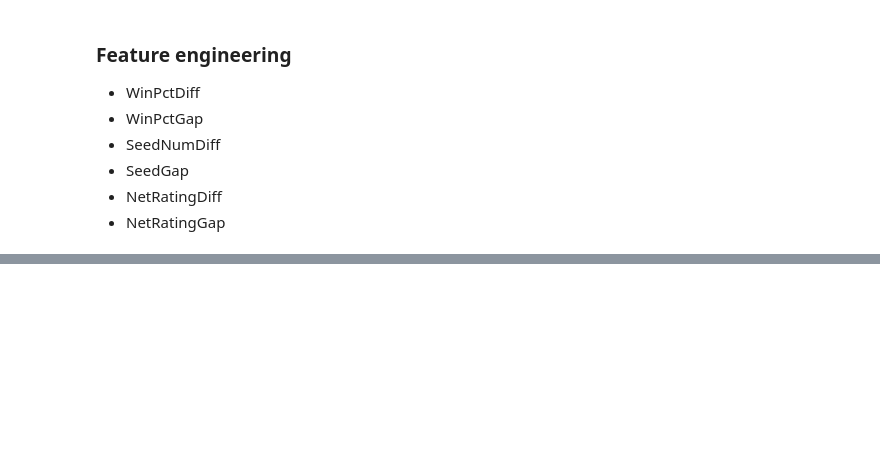
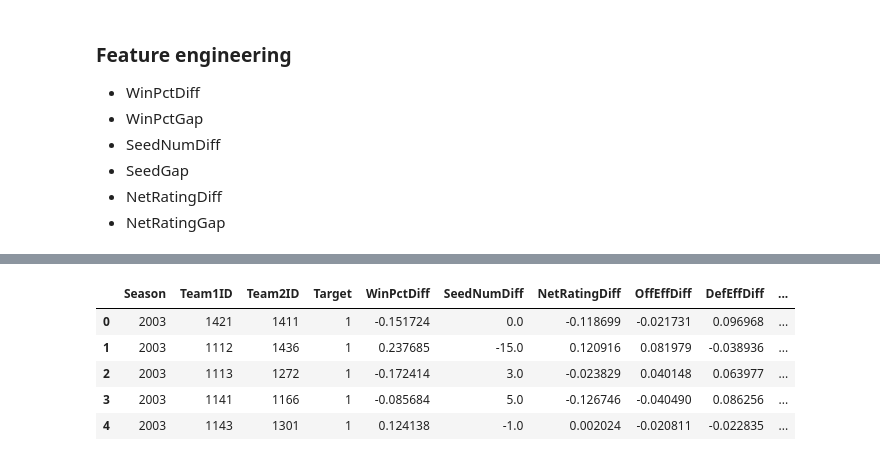
Before and after one commit to Barderus/MarchMadness-Kaggle, a Jupyter notebook: notebooks/matchup_builder.ipynb, the cells around one changed output, grey strips where cells are left out. Cells and saved outputs as stored; diff of their text form; code cells hidden in the pictures; blank space fills up the shorter version.

```diff
--- a/notebooks/matchup_builder.ipynb
+++ b/notebooks/matchup_builder.ipynb
@@ -30,2 +162,19 @@ tourney_men_df.head(5)
+# %%
+men_matchups["ThreePctDiff"] = (
+    men_matchups["Team1_AvgThreePointsPct"]
+    - men_matchups["Team2_AvgThreePointsPct"]
+)
+# %%
+men_matchups["FTPctDiff"] = (
+    men_matchups["Team1_AvgFreeThrowPct"]
+    - men_matchups["Team2_AvgFreeThrowPct"]
+)
+# %%
+men_matchups["MasseyRankDiff"] = (
+    men_matchups["Team1_MasseyOrdinalRank"]
+    - men_matchups["Team2_MasseyOrdinalRank"]
+)
+# %%
+men_matchups = men_matchups.copy()
 # %% [markdown]
 ### Build dataset for training
@@ -31,0 +189,36 @@ tourney_men_df.head(5)
+# %%
+training_df = men_matchups[
+    [
+        "Season",
+        "Team1ID",
+        "Team2ID",
+        "Target",
+
+        # Core features
+        "WinPctDiff",
+        "SeedNumDiff",
+        "NetRatingDiff",
+
+        # Advanced
+        "OffEffDiff",
+        "DefEffDiff",
+        "MarginDiff",
+        "ReboundPctDiff",
+        "TurnoverPctDiff",
+        "FGPctDiff",
+        "ThreePctDiff",
+        "FTPctDiff",
+
+        # Ratings
+        "MasseyRankDiff"
+    ]
+].copy()
+
+training_df.head()
+# %% [output]
+|  | Season | Team1ID | Team2ID | Target | WinPctDiff | SeedNumDiff | NetRatingDiff | OffEffDiff | DefEffDiff | ... |
+| 0 | 2003 | 1421 | 1411 | 1 | -0.151724 | 0.0 | -0.118699 | -0.021731 | 0.096968 | ... |
+| 1 | 2003 | 1112 | 1436 | 1 | 0.237685 | -15.0 | 0.120916 | 0.081979 | -0.038936 | ... |
+| 2 | 2003 | 1113 | 1272 | 1 | -0.172414 | 3.0 | -0.023829 | 0.040148 | 0.063977 | ... |
+| 3 | 2003 | 1141 | 1166 | 1 | -0.085684 | 5.0 | -0.126746 | -0.040490 | 0.086256 | ... |
+| 4 | 2003 | 1143 | 1301 | 1 | 0.124138 | -1.0 | 0.002024 | -0.020811 | -0.022835 | ... |
```
Also changed, not shown: parts of 40 cells of this notebook, 1 other file.
